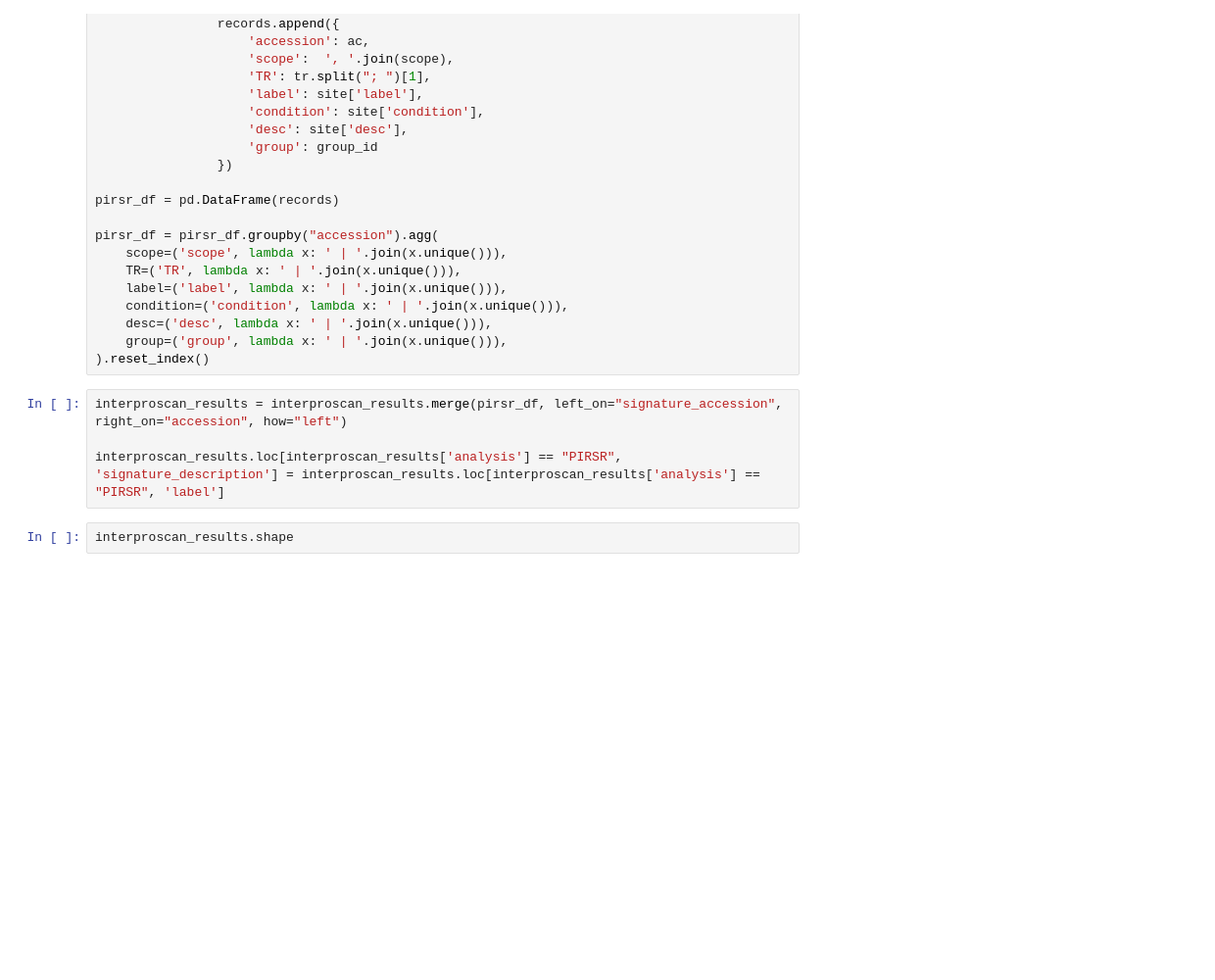
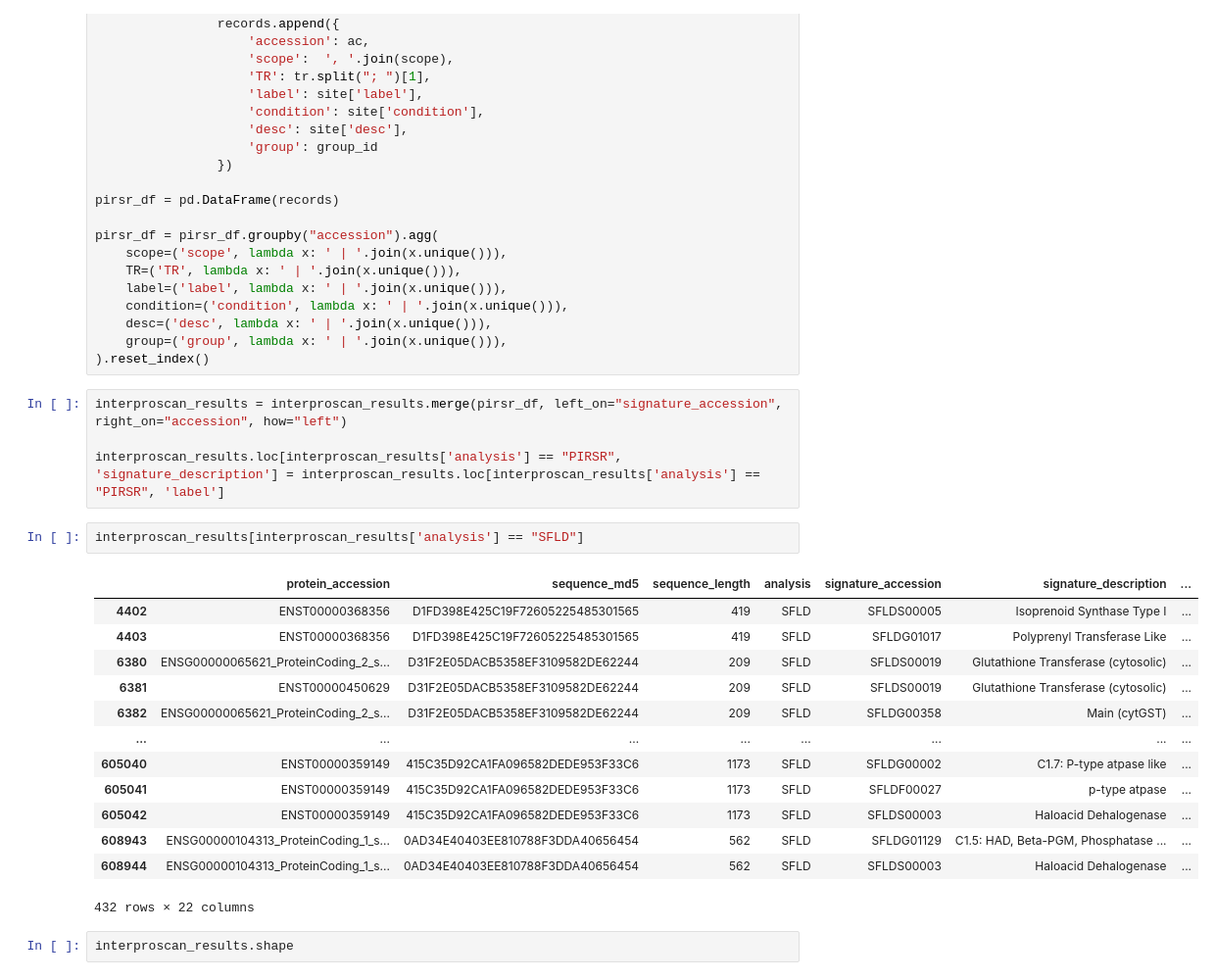
Before and after one commit to reliscu/bulk_splicing_GTEx_cortex, a Jupyter notebook: 30_parse_interproscan_results.ipynb, the cells around one changed output. Shown at 98% size. Drawn from its saved outputs; the diff is of its cells as text; blank space fills up the shorter version.

```diff
--- a/30_parse_interproscan_results.ipynb
+++ b/30_parse_interproscan_results.ipynb
@@ -76,6 +76,22 @@ pirsr_df = pirsr_df.groupby("accession").agg(
 interproscan_results = interproscan_results.merge(pirsr_df, left_on="signature_accession", right_on="accession", how="left")
 
 interproscan_results.loc[interproscan_results['analysis'] == "PIRSR", 'signature_description'] = interproscan_results.loc[interproscan_results['analysis'] == "PIRSR", 'label']
+# %%
+interproscan_results[interproscan_results['analysis'] == "SFLD"]
+# %% [output]
+|  | protein_accession | sequence_md5 | sequence_length | analysis | signature_accession | signature_description | ... |
+| 4402 | ENST00000368356 | D1FD398E425C19F72605225485301565 | 419 | SFLD | SFLDS00005 | Isoprenoid Synthase Type I | ... |
+| 4403 | ENST00000368356 | D1FD398E425C19F72605225485301565 | 419 | SFLD | SFLDG01017 | Polyprenyl Transferase Like | ... |
+| 6380 | ENSG00000065621_ProteinCoding_2_s... | D31F2E05DACB5358EF3109582DE62244 | 209 | SFLD | SFLDS00019 | Glutathione Transferase (cytosolic) | ... |
+| 6381 | ENST00000450629 | D31F2E05DACB5358EF3109582DE62244 | 209 | SFLD | SFLDS00019 | Glutathione Transferase (cytosolic) | ... |
+| 6382 | ENSG00000065621_ProteinCoding_2_s... | D31F2E05DACB5358EF3109582DE62244 | 209 | SFLD | SFLDG00358 | Main (cytGST) | ... |
+| ... | ... | ... | ... | ... | ... | ... | ... |
+| 605040 | ENST00000359149 | 415C35D92CA1FA096582DEDE953F33C6 | 1173 | SFLD | SFLDG00002 | C1.7: P-type atpase like | ... |
+| 605041 | ENST00000359149 | 415C35D92CA1FA096582DEDE953F33C6 | 1173 | SFLD | SFLDF00027 | p-type atpase | ... |
+| 605042 | ENST00000359149 | 415C35D92CA1FA096582DEDE953F33C6 | 1173 | SFLD | SFLDS00003 | Haloacid Dehalogenase | ... |
+| 608943 | ENSG00000104313_ProteinCoding_1_s... | 0AD34E40403EE810788F3DDA40656454 | 562 | SFLD | SFLDG01129 | C1.5: HAD, Beta-PGM, Phosphatase ... | ... |
+| 608944 | ENSG00000104313_ProteinCoding_1_s... | 0AD34E40403EE810788F3DDA40656454 | 562 | SFLD | SFLDS00003 | Haloacid Dehalogenase | ... |
+432 rows × 22 columns
 # %%
 interproscan_results.shape
 # %% [output]
```
Also changed, not shown: parts of 1 cell of this notebook, 1 other file.
